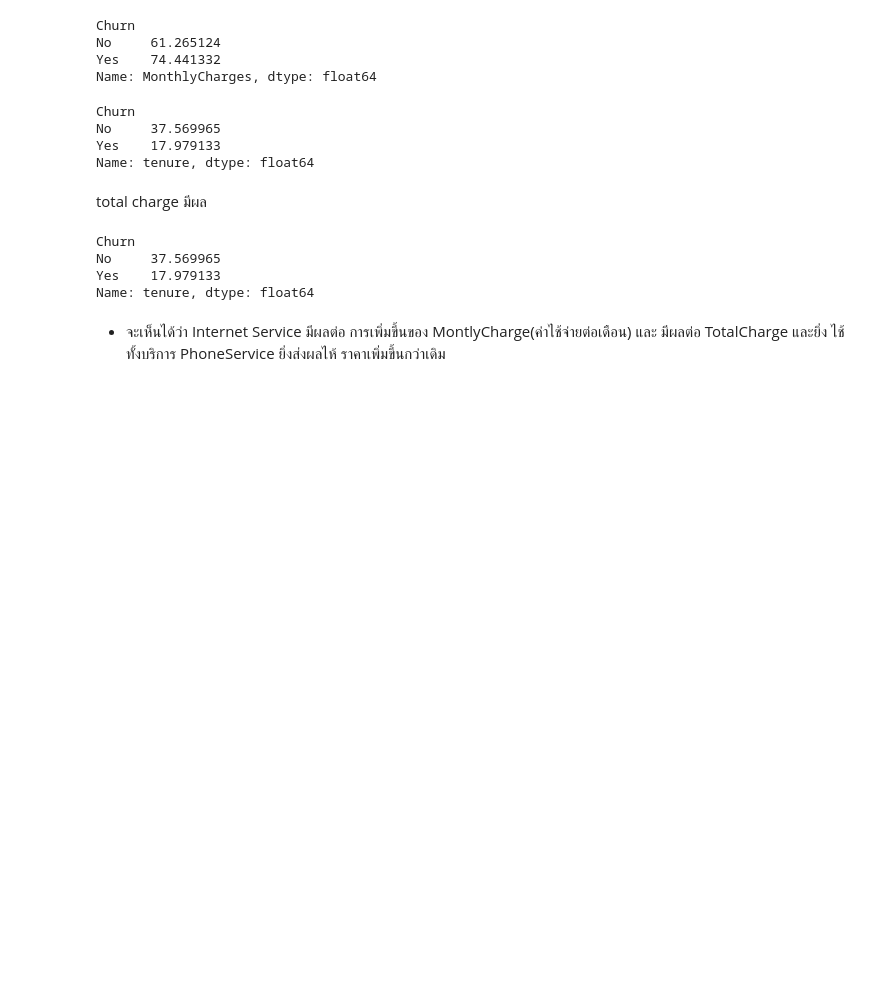
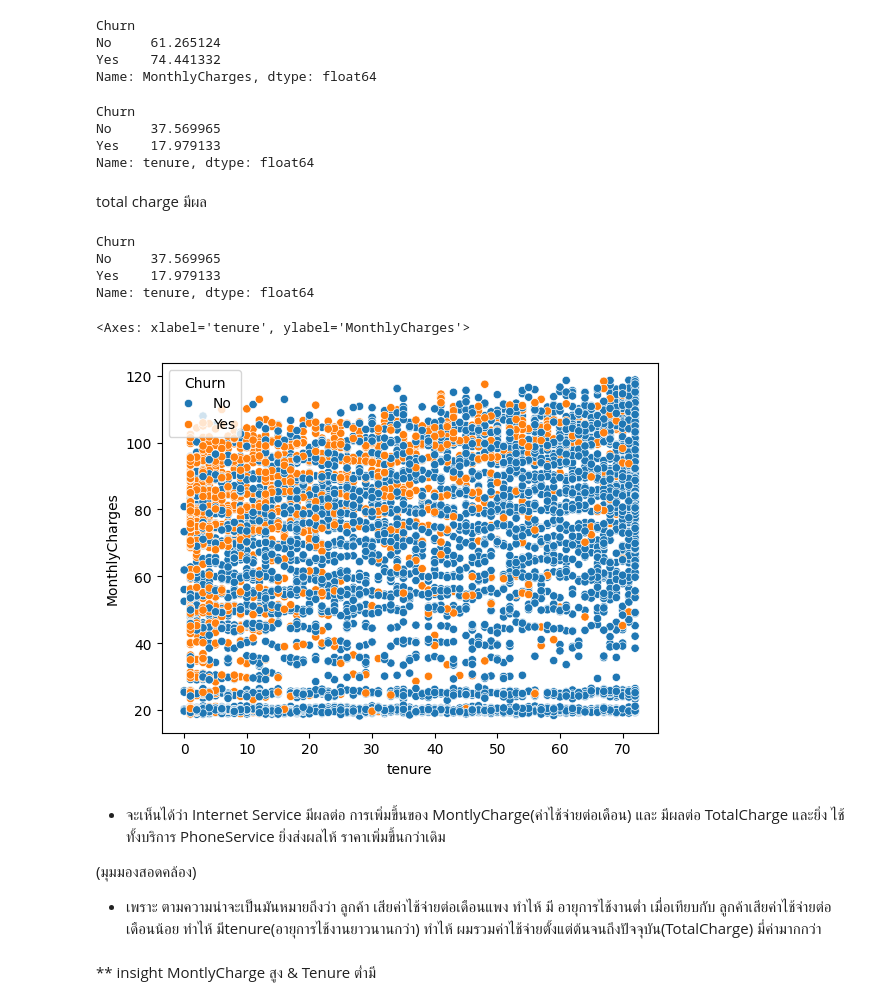
Before and after one commit to ppts2545/Telco-Customer-Churn-by-BlastChar, a Jupyter notebook: notebooks/03_Exploratory Data Analysis/01_eda_charge.ipynb, the cells around one changed output. Saved outputs shown, nothing was run; the diff lists cells and outputs as text; code cells hidden in the pictures; blank space fills up the shorter version.

Commit message:
find important insigth 2 from 03_eda_feature (Contract=Mont-to-Month) + (High Montly Charge)

```diff
--- a/notebooks/03_Exploratory Data Analysis/01_eda_charge.ipynb
+++ b/notebooks/03_Exploratory Data Analysis/01_eda_charge.ipynb
@@ -148,5 +150,21 @@ Churn
 No     37.569965
 Yes    17.979133
 Name: tenure, dtype: float64
+# %%
+sns.scatterplot(
+    x="tenure",
+    y="MonthlyCharges",
+    hue="Churn",
+    data=df
+)
+# %% [output]
+<Axes: xlabel='tenure', ylabel='MonthlyCharges'>
+[figure, added]
 # %% [markdown]
 - จะเห็นได้ว่า Internet Service มีผลต่อ การเพิ่มขึ้นของ MontlyCharge(ค่าไช้จ่ายต่อเดือน) และ มีผลต่อ TotalCharge และยิ่ง ไช้ทั้งบริการ PhoneService ยิ่งส่งผลไห้ ราคาเพิ่มขึ้นกว่าเดิม
+
+(มุมมองสอดคล้อง)
+- เพราะ ตามความน่าจะเป็นมันหมายถึงว่า ลูกค้า เสียค่าไช้จ่ายต่อเดือนแพง ทําไห้ มี อายุการไช้งานตํ่า เมื่อเทียบกับ ลูกค้าเสียค่าไช้จ่ายต่อเดือนน้อย ทําไห้ มีtenure(อายุการไช้งานยาวนานกว่า) ทําไห้ ผมรวมค่าไช้จ่ายตั้งแต่ต้นจนถึงปัจจุบัน(TotalCharge) มี่ค่ามากกว่า
+# %% [markdown]
+** insight
+MontlyCharge สูง & Tenure ตํ่ามี
```
Also changed, not shown: parts of 1 cell of this notebook, 1 other file.
